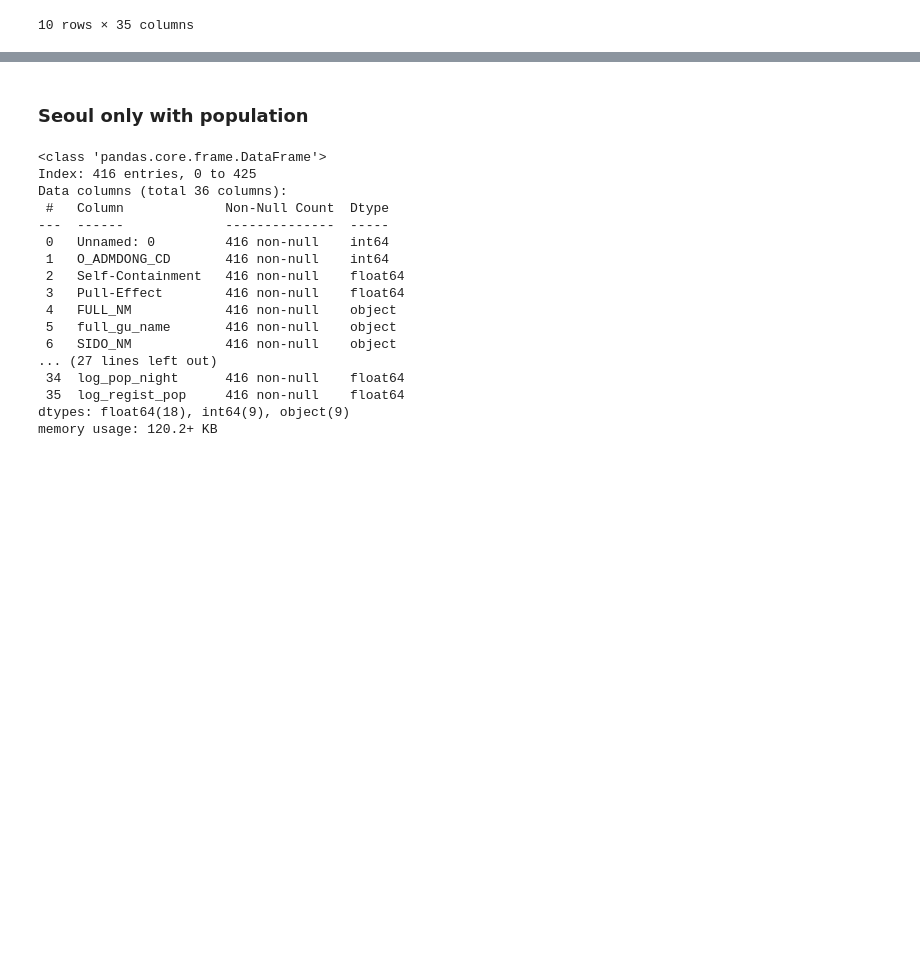
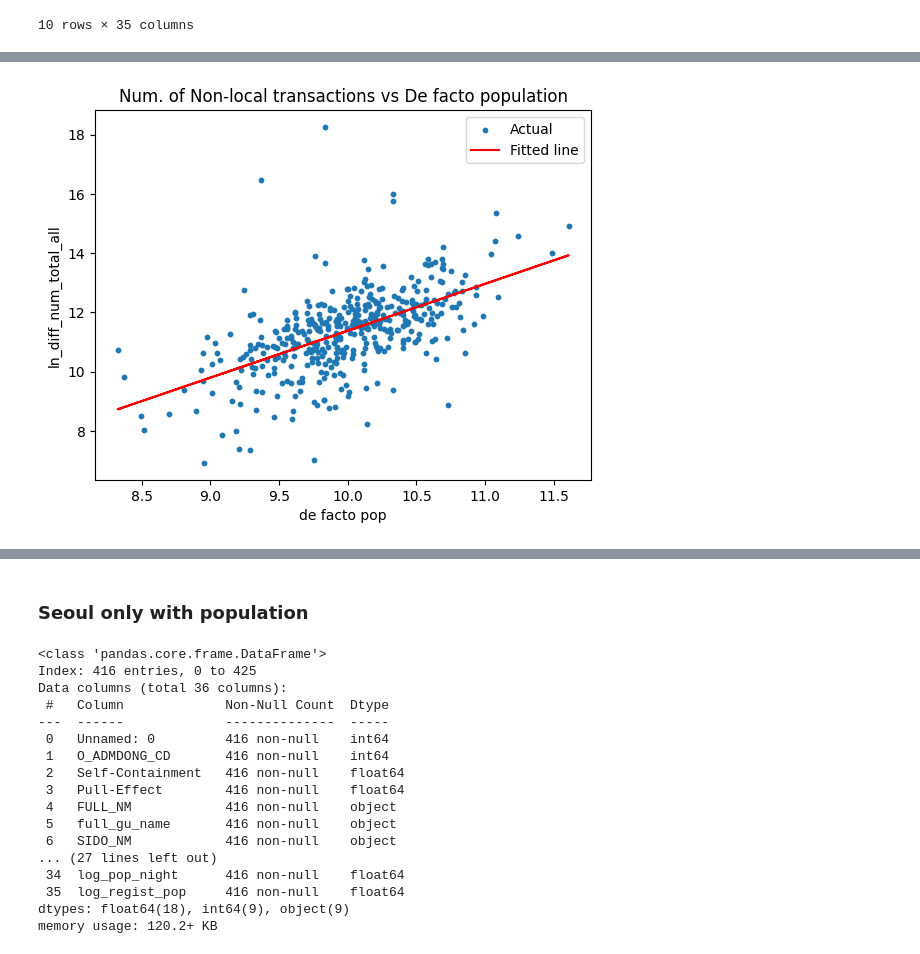
Before and after one commit to jieun0441/XMC, a Jupyter notebook: Time_15min_M_B_Self_containment_Calculation_dong_ver3.ipynb, the cells around one changed output, grey strips where cells are left out. Saved outputs shown, nothing was run; the diff lists cells and outputs as text; code cells hidden in the pictures; blank space fills up the shorter version.

```diff
--- a/Time_15min_M_B_Self_containment_Calculation_dong_ver3.ipynb
+++ b/Time_15min_M_B_Self_containment_Calculation_dong_ver3.ipynb
@@ -1840,0 +1927,15 @@ merged_df_Seoul = pd.read_excel("/content/drive/MyDrive/FMC_Data/matched_Seoul_d
+# %%
+# Replace drop any rows containing NaN
+df_card = df_card.dropna()
+
+# Add a constant to the independent values
+X = sm.add_constant(df_card['ln_pop_defacto'])
+# Create a model
+model = sm.OLS(df_card['ln_diff_num_total_all'], X)
+
+# Fit the model
+results = model.fit()
+
+# Get the beta coefficient
+beta = results.params['ln_pop_defacto']
+print(results.summary())
@@ -1840,0 +1960,12 @@ merged_df_Seoul = pd.read_excel("/content/drive/MyDrive/FMC_Data/matched_Seoul_d
+# %%
+# Calculate predicted values
+df_card['predicted'] = results.predict(X)
+plt.scatter(df_card['ln_pop_defacto'], df_card['ln_diff_num_total_all'], s=10, label='Actual')
+plt.plot(df_card['ln_pop_defacto'], df_card['predicted'], color='red', label='Fitted line')
+plt.xlabel('de facto pop')
+plt.ylabel('ln_diff_num_total_all')
+plt.title('Num. of Non-local transactions vs De facto population')
+plt.legend()
+plt.show()
+# %% [output]
+[figure, added]
```
Also changed, not shown: parts of 39 cells of this notebook.
